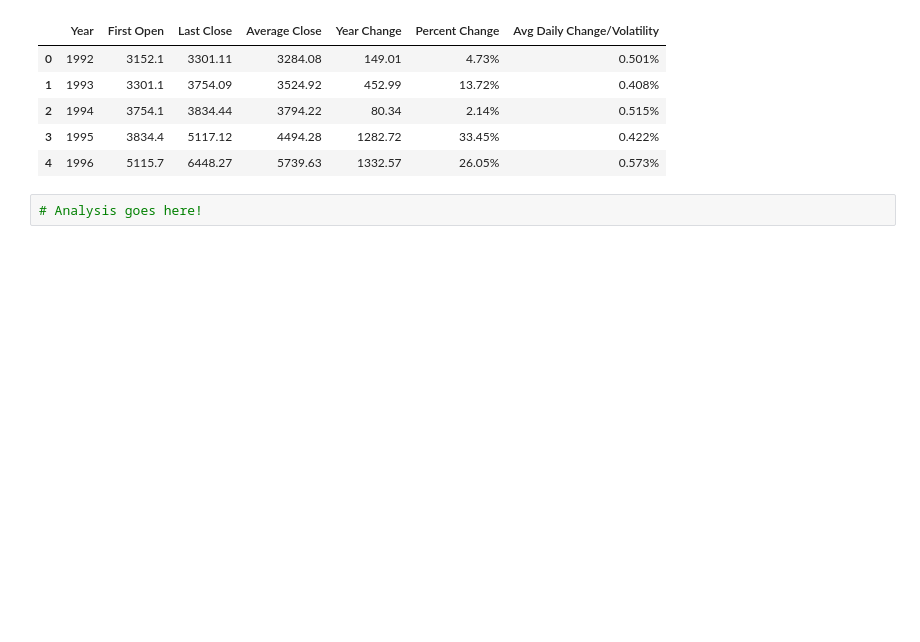
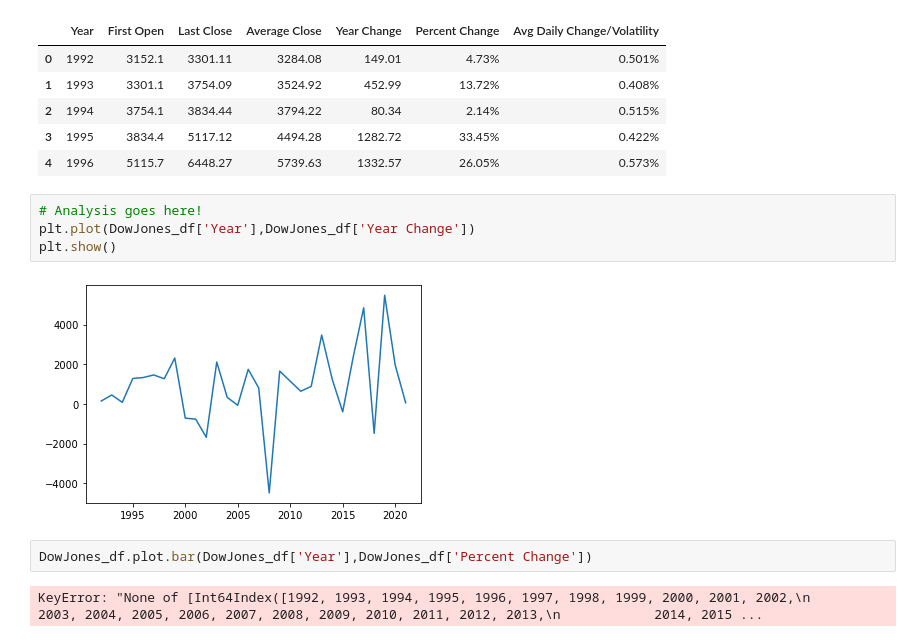
Before and after one commit to SyFlores/Crime_Victimization_and_the_Stock_Market, a Jupyter notebook: Analysis/Stock_Analysis.ipynb, the cells around one changed output. Saved outputs shown, nothing was run; the diff lists cells and outputs as text; blank space fills up the shorter version.

Commit message:
Chart problems

```diff
--- a/Analysis/Stock_Analysis.ipynb
+++ b/Analysis/Stock_Analysis.ipynb
@@ -19,3 +20,11 @@ DowJones_df.head()
 | 4 | 1996 | 5115.7 | 6448.27 | 5739.63 | 1332.57 | 26.05% | 0.573% |
 # %%
 # Analysis goes here!
+plt.plot(DowJones_df['Year'],DowJones_df['Year Change'])
+plt.show()
+# %% [output]
+[figure, added]
+# %%
+DowJones_df.plot.bar(DowJones_df['Year'],DowJones_df['Percent Change'])
+# %% [output]
+KeyError: "None of [Int64Index([1992, 1993, 1994, 1995, 1996, 1997, 1998, 1999, 2000, 2001, 2002,\n            2003, 2004, 2005, 2006, 2007, 2008, 2009, 2010, 2011, 2012, 2013,\n            2014, 2015 ...
```
Also changed, not shown: parts of 1 cell of this notebook, 1 other file.
